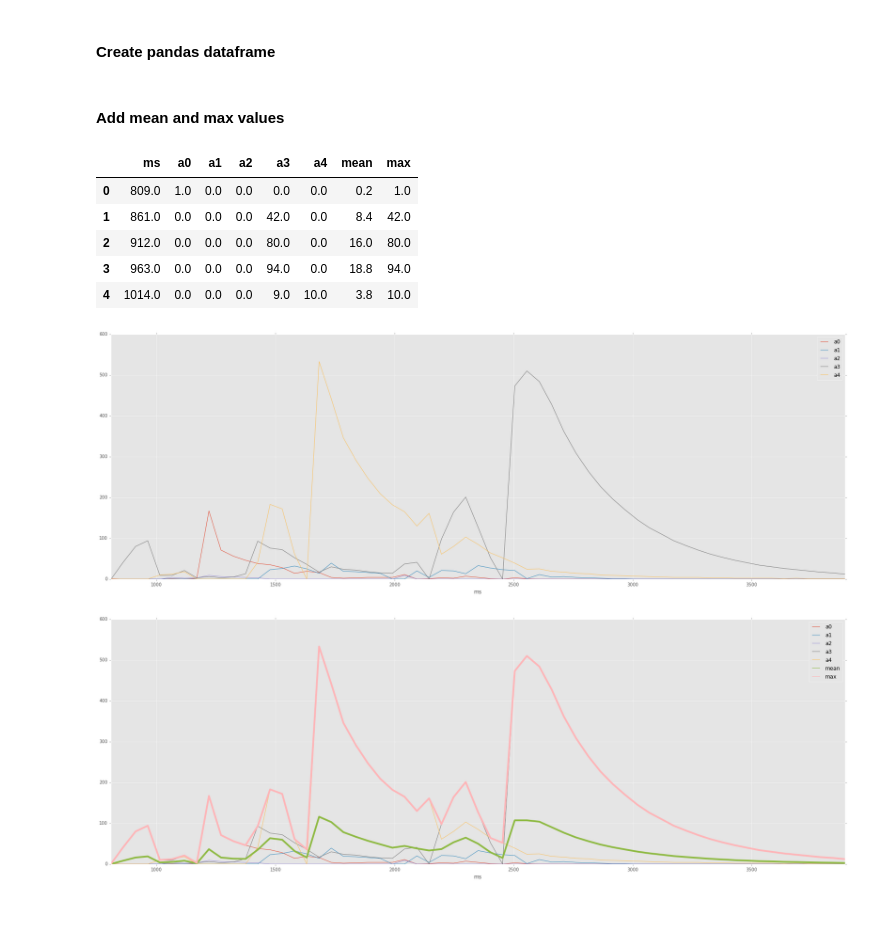
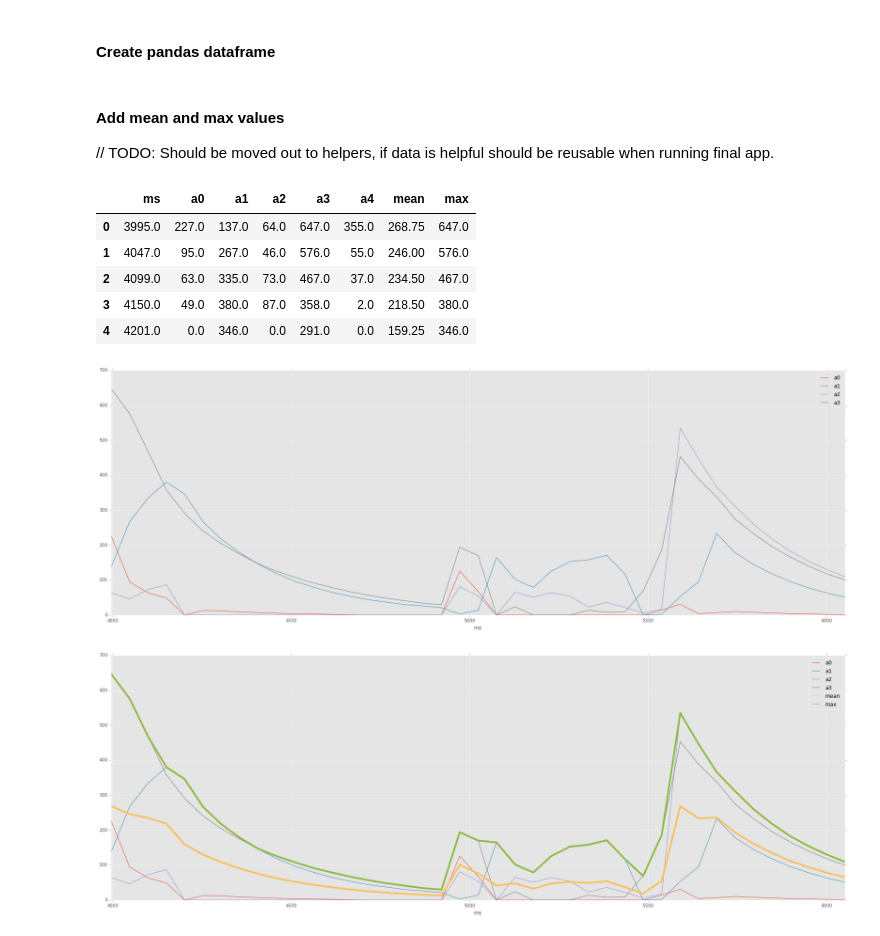
Before and after one commit to endre86/CleanKitchen, a Jupyter notebook: python/jupyter notebooks/Initial data check.ipynb, the cells around one changed output. Cells and saved outputs as stored; diff of their text form; code cells hidden in the pictures.

```diff
--- a/python/jupyter notebooks/Initial data check.ipynb
+++ b/python/jupyter notebooks/Initial data check.ipynb
@@ -24,6 +24,6 @@ The autoreload extension is already loaded. To reload it, use:
 # %% [markdown]
 ## Fill data
 # %%
-raw_data = helpers.read_raw_data('../../data/2016-07-13.csv')
+raw_data = helpers.read_raw_data('../data/2016-07-14.csv')
 raw_data[:3]
 # %% [output]
@@ -59,31 +67,36 @@ reading 2016-07-13 17:45:08.868962 has 61 rows
 # %% [markdown]
 #### Create pandas dataframe
 # %%
-reading1_df = pd.DataFrame(data=raw_data_readings['2016-07-13 17:45:08.868962'], columns=['identifier', 'label', 'ms', 'a0', 'a1', 'a2', 'a3', 'a4'])
+#id for current reading that is looked at
+curr_reading_id = '2016-07-14 22:06:57.934272'
+
+reading1_df = pd.DataFrame(data=raw_data_readings[curr_reading_id], columns=['identifier', 'label', 'ms', 'a0', 'a1', 'a2', 'a3', 'a4'])
 reading1_df = reading1_df[['ms', 'a0', 'a1', 'a2', 'a3', 'a4']].astype(float)
-# %% [markdown]
-#### Add mean and max values
+# %% [markdown]
+#### Add mean and max values
+
+// TODO: Should be moved out to helpers, if data is helpful should be reusable when running final app.
 # %%
-reading1_df['mean'] = reading1_df[['a0','a1','a2','a3','a4']].mean(axis=1)
-reading1_df['max'] = reading1_df[['a0','a1','a2','a3','a4']].max(axis=1)
+reading1_df['mean'] = reading1_df[['a0','a1','a2','a3']].mean(axis=1)
+reading1_df['max'] = reading1_df[['a0','a1','a2','a3']].max(axis=1)
 reading1_df.head()
 # %% [output]
 |  | ms | a0 | a1 | a2 | a3 | a4 | mean | max |
-| 0 | 809.0 | 1.0 | 0.0 | 0.0 | 0.0 | 0.0 | 0.2 | 1.0 |
-| 1 | 861.0 | 0.0 | 0.0 | 0.0 | 42.0 | 0.0 | 8.4 | 42.0 |
-| 2 | 912.0 | 0.0 | 0.0 | 0.0 | 80.0 | 0.0 | 16.0 | 80.0 |
-| 3 | 963.0 | 0.0 | 0.0 | 0.0 | 94.0 | 0.0 | 18.8 | 94.0 |
-| 4 | 1014.0 | 0.0 | 0.0 | 0.0 | 9.0 | 10.0 | 3.8 | 10.0 |
+| 0 | 3995.0 | 227.0 | 137.0 | 64.0 | 647.0 | 355.0 | 268.75 | 647.0 |
+| 1 | 4047.0 | 95.0 | 267.0 | 46.0 | 576.0 | 55.0 | 246.00 | 576.0 |
+| 2 | 4099.0 | 63.0 | 335.0 | 73.0 | 467.0 | 37.0 | 234.50 | 467.0 |
+| 3 | 4150.0 | 49.0 | 380.0 | 87.0 | 358.0 | 2.0 | 218.50 | 380.0 |
+| 4 | 4201.0 | 0.0 | 346.0 | 0.0 | 291.0 | 0.0 | 159.25 | 346.0 |
 # %%
-reading_1_a1_df = reading1_df[['ms', 'a0', 'a1', 'a2', 'a3', 'a4']]
+reading_1_a1_df = reading1_df[['ms', 'a0', 'a1', 'a2', 'a3']]
 ax = reading_1_a1_df.plot(x='ms', figsize=(30,10))
 map(lambda x: x.set_linewidth(2), ax.lines)
 
-reading1_a0_df = reading1_df[['ms', 'a0', 'a1', 'a2', 'a3', 'a4', 'mean', 'max']]
+reading1_a0_df = reading1_df[['ms', 'a0', 'a1', 'a2', 'a3', 'mean', 'max']]
 ax = reading1_a0_df.plot(x='ms', figsize=(30,10))
 map(lambda x: x.set_linewidth(2), ax.lines)
 ax.lines[-1].set_linewidth(4)
 ax.lines[-2].set_linewidth(4)
 # %% [output]
-[figure, old version]
+[figure, new version]
-[figure, old version]
+[figure, new version]
```
Also changed, not shown: parts of 6 cells of this notebook.
